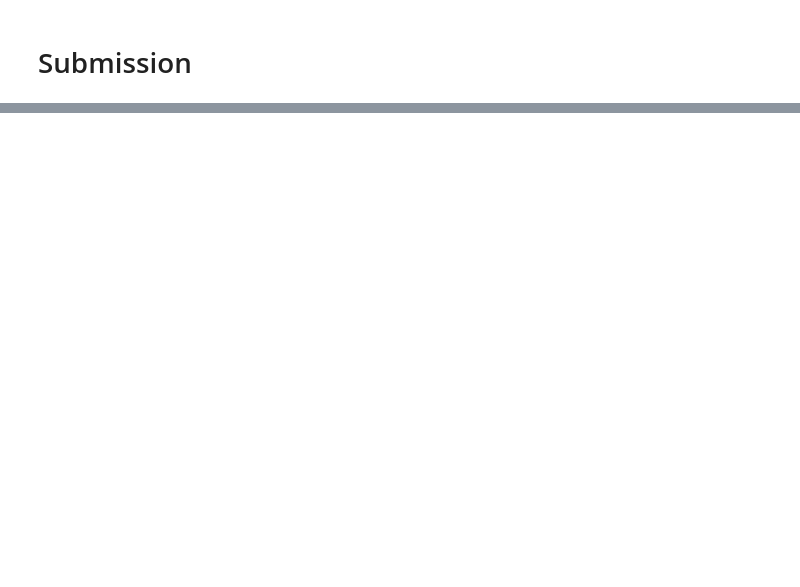
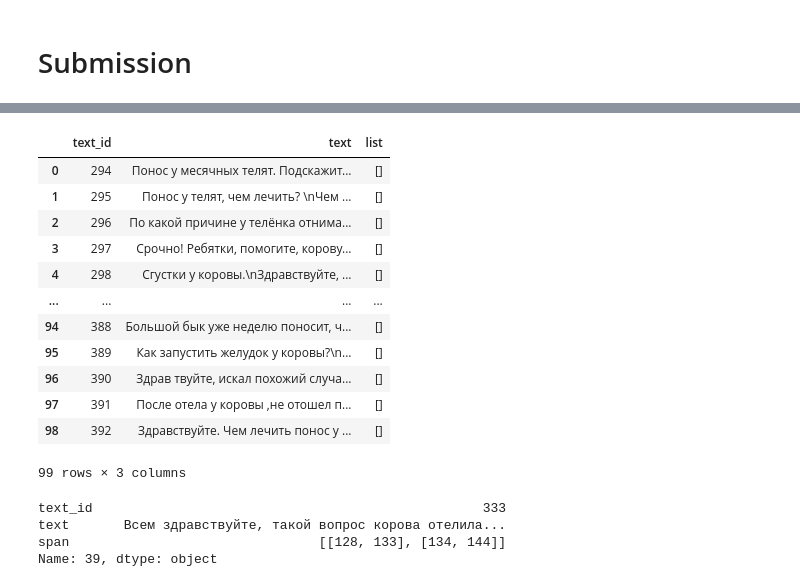
Before and after one commit to poteminr/agrocode2021, a Jupyter notebook: classification/rubert_tiny2.ipynb, the cells around one changed output, grey strips where cells are left out. Cells and saved outputs as stored; diff of their text form; code cells hidden in the pictures; blank space fills up the shorter version.

```diff
--- a/classification/rubert_tiny2.ipynb
+++ b/classification/rubert_tiny2.ipynb
@@ -317,3 +324,26 @@ new_df_test.head()
+# %%
+test
+# %% [output]
+|  | text_id | text | list |
+| 0 | 294 | Понос у месячных телят. Подскажит... | [] |
+| 1 | 295 | Понос у телят, чем лечить? \nЧем ... | [] |
+| 2 | 296 | По какой причине у телёнка отнима... | [] |
+| 3 | 297 | Срочно! Ребятки, помогите, корову... | [] |
+| 4 | 298 | Сгустки у коровы.\nЗдравствуйте, ... | [] |
+| ... | ... | ... | ... |
+| 94 | 388 | Большой бык уже неделю поносит, ч... | [] |
+| 95 | 389 | Как запустить желудок у коровы?\n... | [] |
+| 96 | 390 | Здрав твуйте, искал похожий случа... | [] |
+| 97 | 391 | После отела у коровы ,не отошел п... | [] |
+| 98 | 392 | Здравствуйте. Чем лечить понос у ... | [] |
+99 rows × 3 columns
+# %%
+test_spans.iloc[39]
+# %% [output]
+text_id                                                  333
+text       Всем здравствуйте, такой вопрос корова отелила...
+span                                [[128, 133], [134, 144]]
+Name: 39, dtype: object
 # %%
 test_dataset = new_df_test.reset_index(drop=True)
 
```
Also changed, not shown: parts of 16 cells of this notebook, 1 other file.
